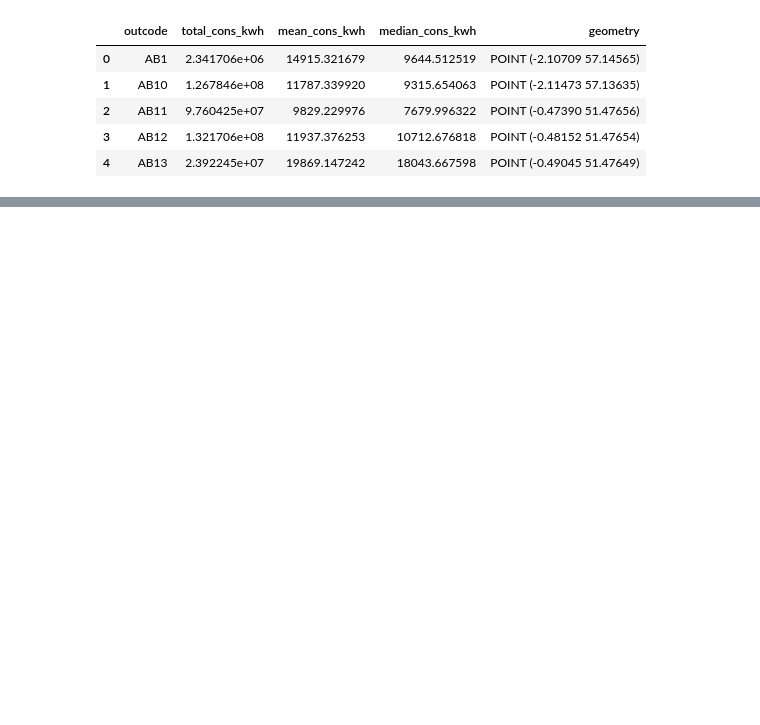
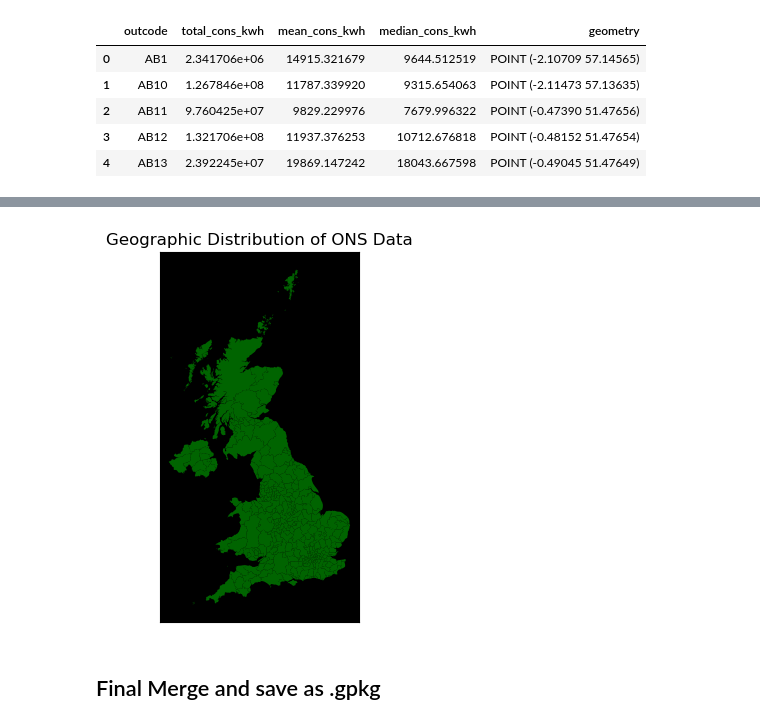
Before and after one commit to NikhilSDesai/SpatialDataScience, a Jupyter notebook: SDS_Analysis/data_cleaning.ipynb, the cells around one changed output, grey strips where cells are left out. Drawn from its saved outputs; the diff is of its cells as text; code cells hidden in the pictures; blank space fills up the shorter version.

```diff
--- a/SDS_Analysis/data_cleaning.ipynb
+++ b/SDS_Analysis/data_cleaning.ipynb
@@ -151,0 +278,9 @@ plt.show()
+# %%
+new_column_order = [col for col in joined_df.columns if col != 'geometry']
+
+# 'geometry' as last column
+new_column_order.append('geometry')
+
+# reorder the df
+joined_df = joined_df[new_column_order]
+joined_df
@@ -151,0 +301,5 @@ plt.show()
+# %%
+gas_elec_final_df = joined_df.drop(columns=['gas_total_cons_kwh', 'gas_mean_cons_kwh', 'elec_total_cons_kwh', 'elec_mean_cons_kwh'])
+
+# print
+gas_elec_final_df.head()
@@ -151,0 +601,5 @@ plt.show()
+# %%
+lad = gpd.read_file("data/Local_Authority_Districts/LAD_MAY_2022_UK_BFE_V3.shp")
+
+# print
+lad.head()
@@ -151,0 +654,11 @@ plt.show()
+# %%
+mean_consumption_no_geom = mean_consumption.drop(columns=['geometry'])
+
+# Merge the DataFrames based on 'LAD22CD', retaining the geometry from 'lad'
+mean_consumption = lad[['LAD22CD', 'geometry']].merge(mean_consumption_no_geom, on='LAD22CD', how='left')
+
+# Convert the resulting DataFrame back to a GeoDataFrame if necessary
+mean_consumption = gpd.GeoDataFrame(mean_consumption, geometry='geometry')
+
+# Display the first few rows of the merged DataFrame to verify
+mean_consumption.head()
@@ -151,0 +672,17 @@ plt.show()
+# %%
+# plot data
+# aesthetics
+ax = mean_consumption.plot(color='darkgreen', markersize=1)
+
+# background, remove axis labels & title
+ax.set_facecolor('black')
+ax.set_xticks([])
+ax.set_yticks([])
+ax.set_title('Geographic Distribution of ONS Data')
+
+# plot
+plt.show()
+# %% [output]
+[figure, added]
+# %% [markdown]
+## Final Merge and save as .gpkg
```
Also changed, not shown: parts of 55 cells of this notebook, 27 other files.
